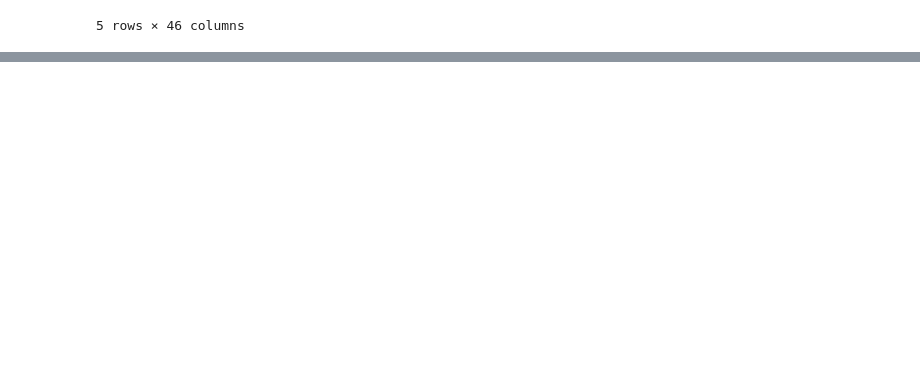
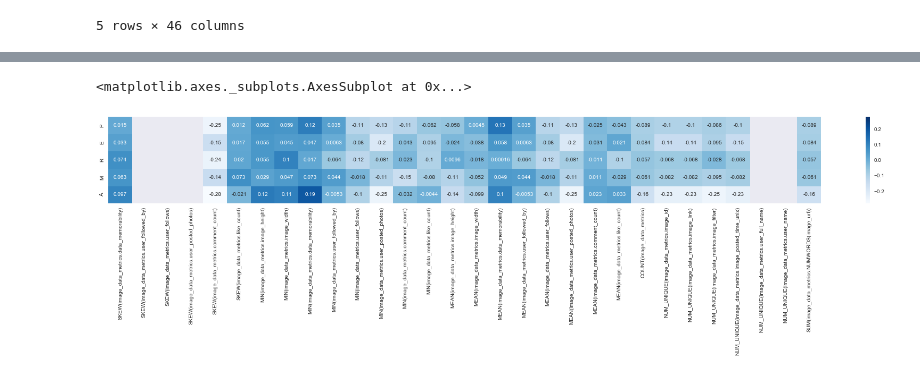
Before and after one commit to JeroenSchmidt/UvA-DSF-group, a Jupyter notebook: uc2/exploration_notebooks/rafael/Feature Tools.ipynb, the cells around one changed output, grey strips where cells are left out. Saved outputs shown, nothing was run; the diff lists cells and outputs as text; code cells hidden in the pictures; blank space fills up the shorter version.

```diff
--- a/uc2/exploration_notebooks/rafael/Feature Tools.ipynb
+++ b/uc2/exploration_notebooks/rafael/Feature Tools.ipynb
@@ -101,0 +112,7 @@ features, feature_names = ft.dfs(entityset = es, target_entity = 'users',
+# %%
+plt.figure(figsize=(30,3))
+
+sns.heatmap(features.corr().loc[['P', 'E', 'R', 'M', 'A'], :].iloc[:,60:90], cmap='Blues', annot=True)
+# %% [output]
+<matplotlib.axes._subplots.AxesSubplot at 0x...>
+[figure, added]
```
Also changed, not shown: parts of 26 cells of this notebook.
